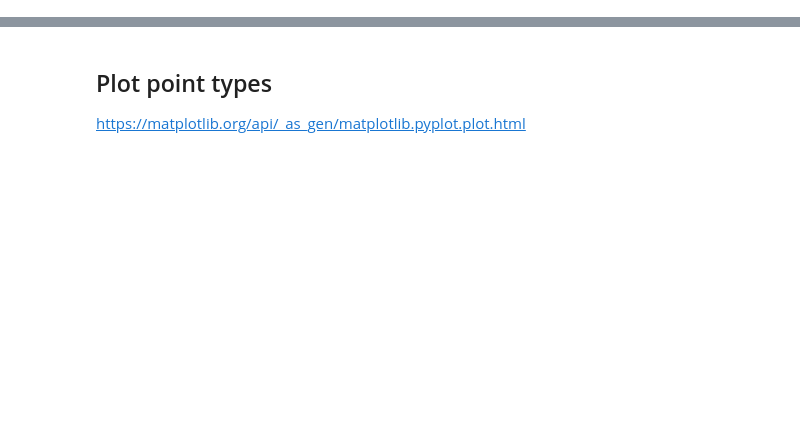
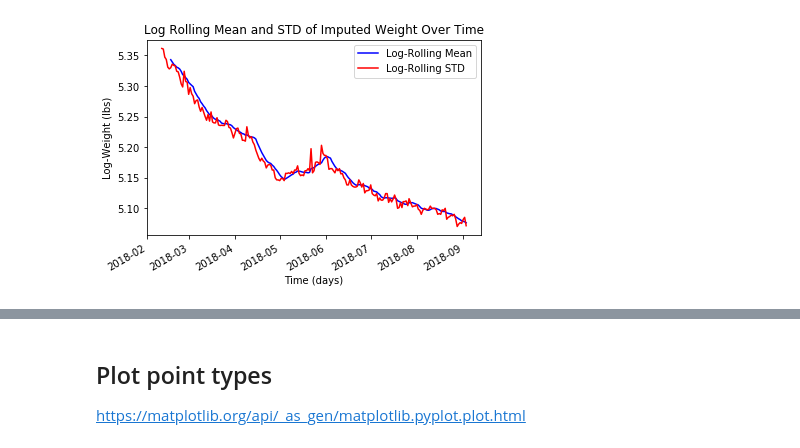
Before and after one commit to jamesijw23/JupyterNotebookworkflow, a Jupyter notebook: Week 3 Blog_Notes.ipynb, the cells around one changed output, grey strips where cells are left out. Drawn from its saved outputs; the diff is of its cells as text; code cells hidden in the pictures; blank space fills up the shorter version.

```diff
--- a/Week 3 Blog_Notes.ipynb
+++ b/Week 3 Blog_Notes.ipynb
@@ -145,0 +205,16 @@ savefig('imputed_weight_rm_rs_im.png')
+# %%
+weight['Weight_Imputed_log_rm'] = weight['Weight_Imputed_log'].rolling(window=7).mean()
+weight['Weight_Imputed_log_rs'] = weight['Weight_Imputed_log'].rolling(window=7).std()
+ax6 = weight.plot(y='Weight_Imputed_log_rm',
+                   title = 'Log Rolling Mean and STD of Imputed Weight Over Time',
+                   color='blue')
+# ax6 = weight.plot(y='Weight_Imputed_log_rs',
+#                    color='orange',ax=ax6)
+ax6 = weight.plot(y='Weight_Imputed_log',
+                   color='red',ax=ax6)
+ax6.set_xlabel('Time (days)')
+ax6.set_ylabel('Log-Weight (lbs)')
+ax6.legend(["Log-Rolling Mean", "Log-Rolling STD","Log-Weight Imputed"])
+savefig('imputed_weight_rm_rs_im.png')
+# %% [output]
+[figure, added]
```
Also changed, not shown: parts of 13 cells of this notebook.
